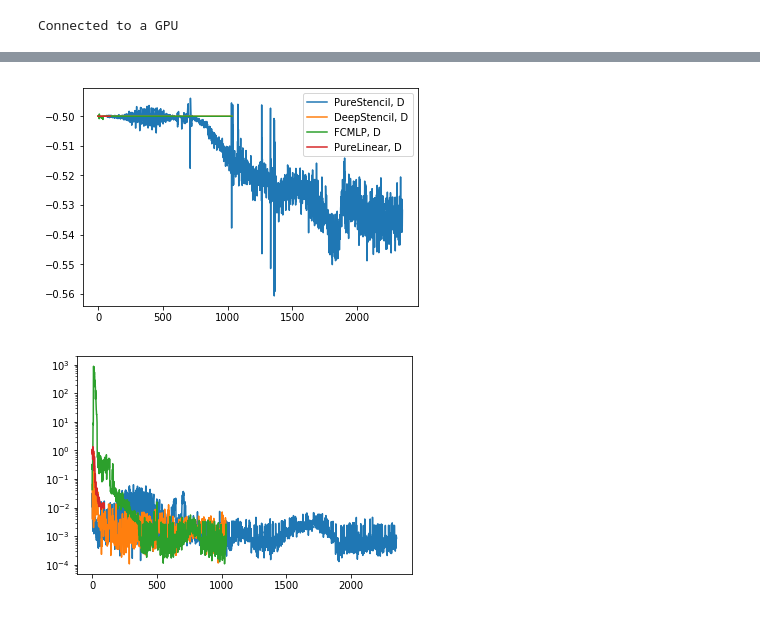
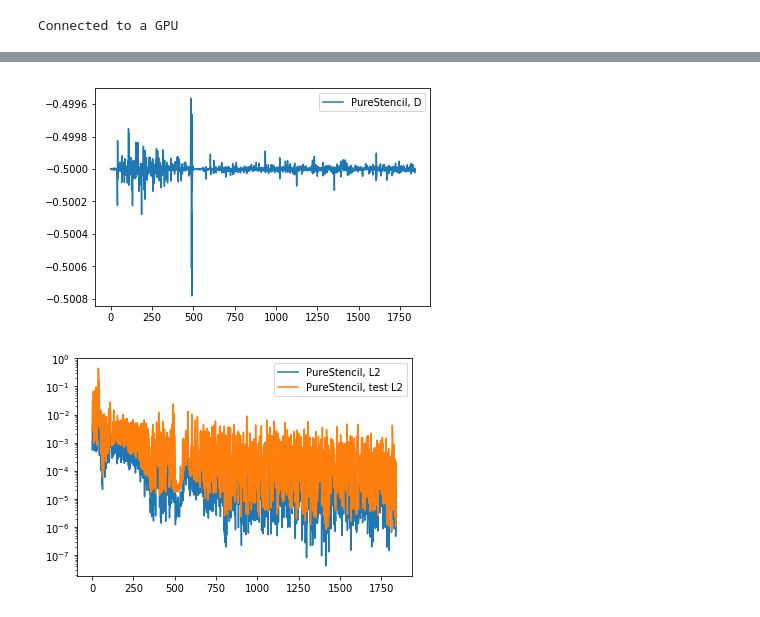
Before and after one commit to afqueiruga/nn_1d_pde, a Jupyter notebook: train_5.ipynb, the cells around one changed output, grey strips where cells are left out. Saved outputs shown, nothing was run; the diff lists cells and outputs as text; code cells hidden in the pictures.

```diff
--- a/train_5.ipynb
+++ b/train_5.ipynb
@@ -31,16 +31,16 @@ import util
 importlib.reload(util)
 from util import *
 # %%
-#stash = {}
-with open(root+"/gandb","rb") as f:
-    stash = torch.load(stash,f)
+stash = {}
+#with open(root+"/gandb","rb") as f:
+#    stash = torch.load(stash,f)
 # %%
 loss_L2 = torch.nn.MSELoss()
 def train_it(dataset, model, disc,Npast=1, Nfuture=1):
     #model = model
-    learning_rate = 1e-4
-    optim_model = torch.optim.Adam(model.parameters(), lr=learning_rate)
-    optim_disc  = torch.optim.Adam(disc.parameters(), lr=learning_rate)
+    learning_rate = 1e-2
+    optim_model = torch.optim.Adam(model.parameters(), lr=1e-3)
+    optim_disc  = torch.optim.Adam(disc.parameters(), lr=1e-3)
 
     Nepoch = 1000
     Nbatch = 50
@@ -48,29 +48,35 @@ def train_it(dataset, model, disc,Npast=1, Nfuture=1):
     Niter = Nepoch * Ntotal//Nbatch
     Nprint = (Niter)//10
     Nsave = 100
-    losses = np.zeros((Niter//Nsave,2))
+    losses = np.zeros((Niter//Nsave,3))
 
     for e in range(Niter):
         xx,yy = get_batch(Nbatch, dataset)
 
         # Step the discriminator
         y_pred = model(xx)+xx
-        L_D = -0.5*(1 - disc(y_pred,xx).mean() + disc(yy,xx).mean())
+        L_D = -0.5*(1.0 - disc(y_pred,xx).mean() + disc(yy,xx).mean())
         optim_disc.zero_grad()
         L_D.backward(retain_graph=True)
         optim_disc.step()
 
         # Step the model
-        L_G = 0.5*(1 - disc(y_pred,xx).mean())
+        L_G = 0.5*(1.0 - disc(y_pred,xx).mean())
         optim_model.zero_grad()
         L_G.backward()
         optim_model.step()
 
         #yy[:,:,1:-1]
-        L2 = loss_L2(y_pred,yy)
+
         if e%Nprint == Nprint-1:
+            L2 = loss_L2(y_pred,yy)
             print(e, L_D.item(),L2.item())
         if e%Nsave == Nsave-1:
+            xxt,yyt = test_batch(dataset)
+            yt_pred = model(xxt)+xxt
+            test_err = loss_L2(yyt,yt_pred)
+            L2 = loss_L2(y_pred,yy)
             losses[e//Nsave,0] = L_D.item()
             losses[e//Nsave,1] = L2.item()
+            losses[e//Nsave,2] = test_err.item()
     return losses
@@ -79,3 +83,5 @@ models = {"PureLinear":PureLinear,}
+# %%
+models = {"PureStencil":PureStencil,}
 # %%
 for dataname in ["heat"]:
     data = np.load(root+f"data/{dataname}.npz")
@@ -90,7 +96,7 @@ for dataname in ["heat"]:
         except KeyError:
             model = cls(Nx).to(device)
             disc = ConditionalDiscriminatorConv(Nx,1).to(device)
-            results = np.empty((0,2))
+            results = np.empty((0,3))
             print("Training new ",name)
         tr_res = train_it(dataset,model,disc)
         results = np.append(results, tr_res, axis=0)
@@ -121,12 +120,14 @@ PicklingError: ignored
 # %%
 for N,S in stash.items():
     plt.plot(S['loss'][:,0],label=f"{N}, D")
 plt.legend()
 plt.show()
 for N,S in stash.items():
     plt.semilogy(S['loss'][:,1],label=f"{N}, L2")
+    plt.semilogy(S['loss'][:,2],label=f"{N}, test L2")
+plt.legend()
 plt.show()
 # %% [output]
-[figure, old version]
+[figure, new version]
-[figure, old version]
+[figure, new version]
 # %%
```
Also changed, not shown: parts of 5 cells of this notebook, 3 other files.
